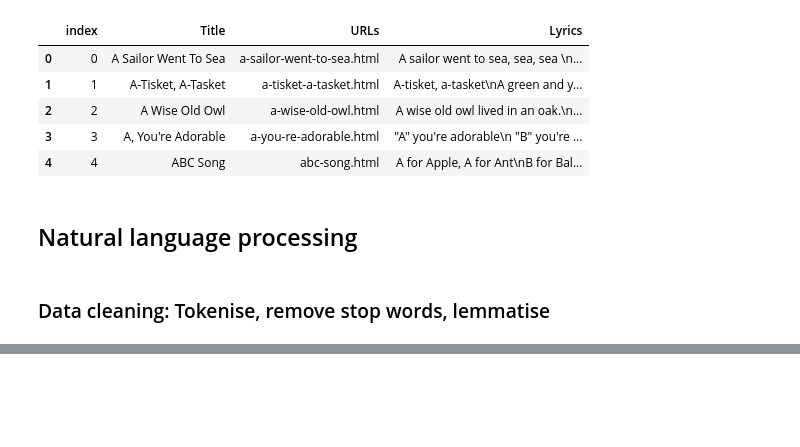
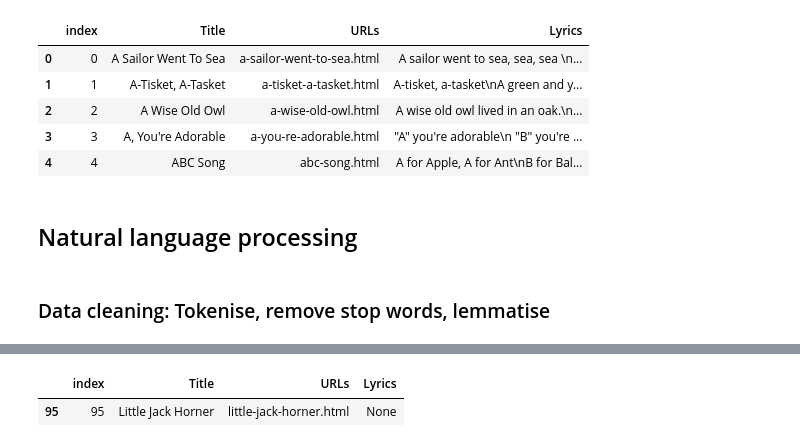
Before and after one commit to rochiecuevas/nursery_rhymes, a Jupyter notebook: Nursery_rhymes_NLP.ipynb, the cells around one changed output, grey strips where cells are left out. Drawn from its saved outputs; the diff is of its cells as text; code cells hidden in the pictures; blank space fills up the shorter version.

```diff
--- a/Nursery_rhymes_NLP.ipynb
+++ b/Nursery_rhymes_NLP.ipynb
@@ -83,0 +59,5 @@ words1
+# %%
+df[df["Title"] == "Little Jack Horner"]
+# %% [output]
+|  | index | Title | URLs | Lyrics |
+| 95 | 95 | Little Jack Horner | little-jack-horner.html | None |
```
Also changed, not shown: parts of 4 cells of this notebook.
